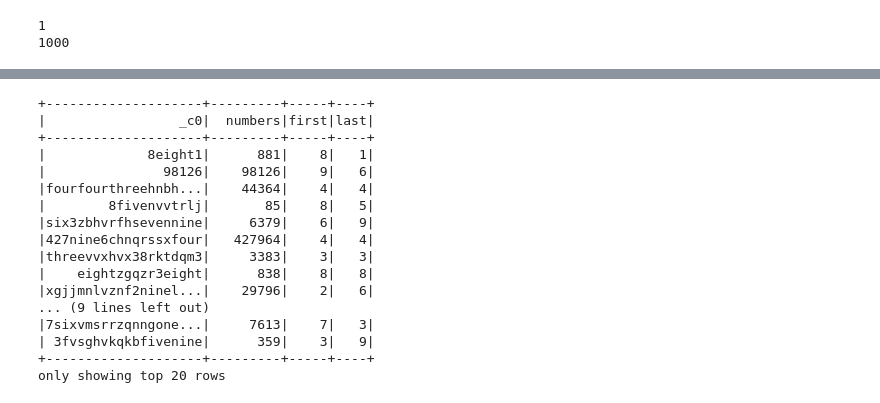
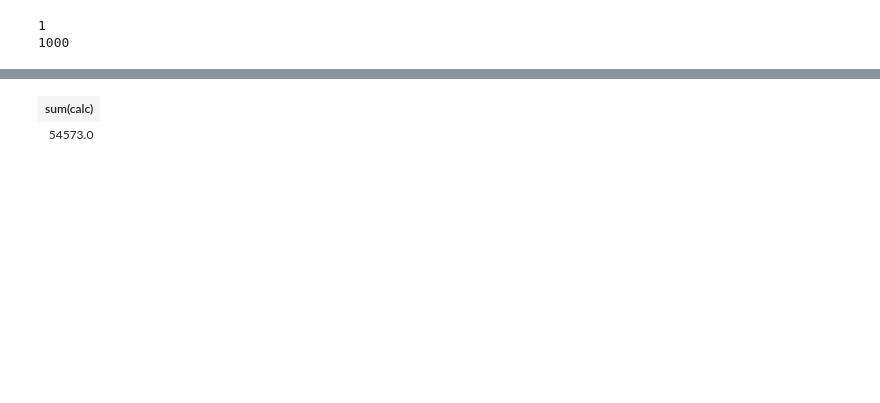
Before and after one commit to kerlenbach/adventofcode_2023, a Jupyter notebook: 1.ipynb, the cells around one changed output, grey strips where cells are left out. Drawn from its saved outputs; the diff is of its cells as text; code cells hidden in the pictures; blank space fills up the shorter version.

```diff
--- a/1.ipynb
+++ b/1.ipynb
@@ -53,12 +49,0 @@ only showing top 20 rows
-# %%
-df = df.withColumn("numbers", col("_c0"))
-df = df.withColumn("numbers", regexp_replace("numbers", "nine", "ni9ne"))
-df = df.withColumn("numbers", regexp_replace("numbers", "eight", "ei8ght"))
-df = df.withColumn("numbers", regexp_replace("numbers", "seven", "se7ven"))
-df = df.withColumn("numbers", regexp_replace("numbers", "six", "s6ix"))
-df = df.withColumn("numbers", regexp_replace("numbers", "five", "fi5ve"))
-df = df.withColumn("numbers", regexp_replace("numbers", "four", "fo4ur"))
-df = df.withColumn("numbers", regexp_replace("numbers", "three", "th3ree"))
-df = df.withColumn("numbers", regexp_replace("numbers", "two", "tw2o"))
-df = df.withColumn("numbers", regexp_replace("numbers", "one", "o1ne"))
-df.show()
@@ -83,3 +49,0 @@ only showing top 20 rows
-# %%
-df = df.withColumn("numbers", regexp_replace(col("numbers"), "[^0-9]", ""))
-df.show()
@@ -104,22 +50,10 @@ only showing top 20 rows
 # %%
-df = df.withColumn("first", (substring(col('numbers'),1,1)))
-df = df.withColumn("last",(substring(col('numbers'),-1,1)))
-df.show()
+df = df.withColumn("numbers", col("_c0"))\
+    .withColumn("numbers", regexp_replace(col("numbers"), "[^0-9]", ""))\
+    .withColumn("first", (substring(col('numbers'),1,1)))\
+    .withColumn("last",(substring(col('numbers'),-1,1)))\
+    .withColumn('calc',concat(col('first'),col('last')).cast(DoubleType()))
+print(df.agg(sum('calc')))
 # %% [output]
-+--------------------+---------+-----+----+
-|                 _c0|  numbers|first|last|
-+--------------------+---------+-----+----+
-|             8eight1|      881|    8|   1|
-|               98126|    98126|    9|   6|
-|fourfourthreehnbh...|    44364|    4|   4|
-|        8fivenvvtrlj|       85|    8|   5|
-|six3zbhvrfhsevennine|     6379|    6|   9|
-|427nine6chnqrssxfour|   427964|    4|   4|
-|threevvxhvx38rktdqm3|     3383|    3|   3|
-|    eightzgqzr3eight|      838|    8|   8|
-|xgjjmnlvznf2ninel...|    29796|    2|   6|
-... (9 lines left out)
-|7sixvmsrrzqnngone...|     7613|    7|   3|
-| 3fvsghvkqkbfivenine|      359|    3|   9|
-+--------------------+---------+-----+----+
-only showing top 20 rows
+| sum(calc) |
+| 54573.0 |
```
Also changed, not shown: parts of 10 cells of this notebook, 2 other files.
